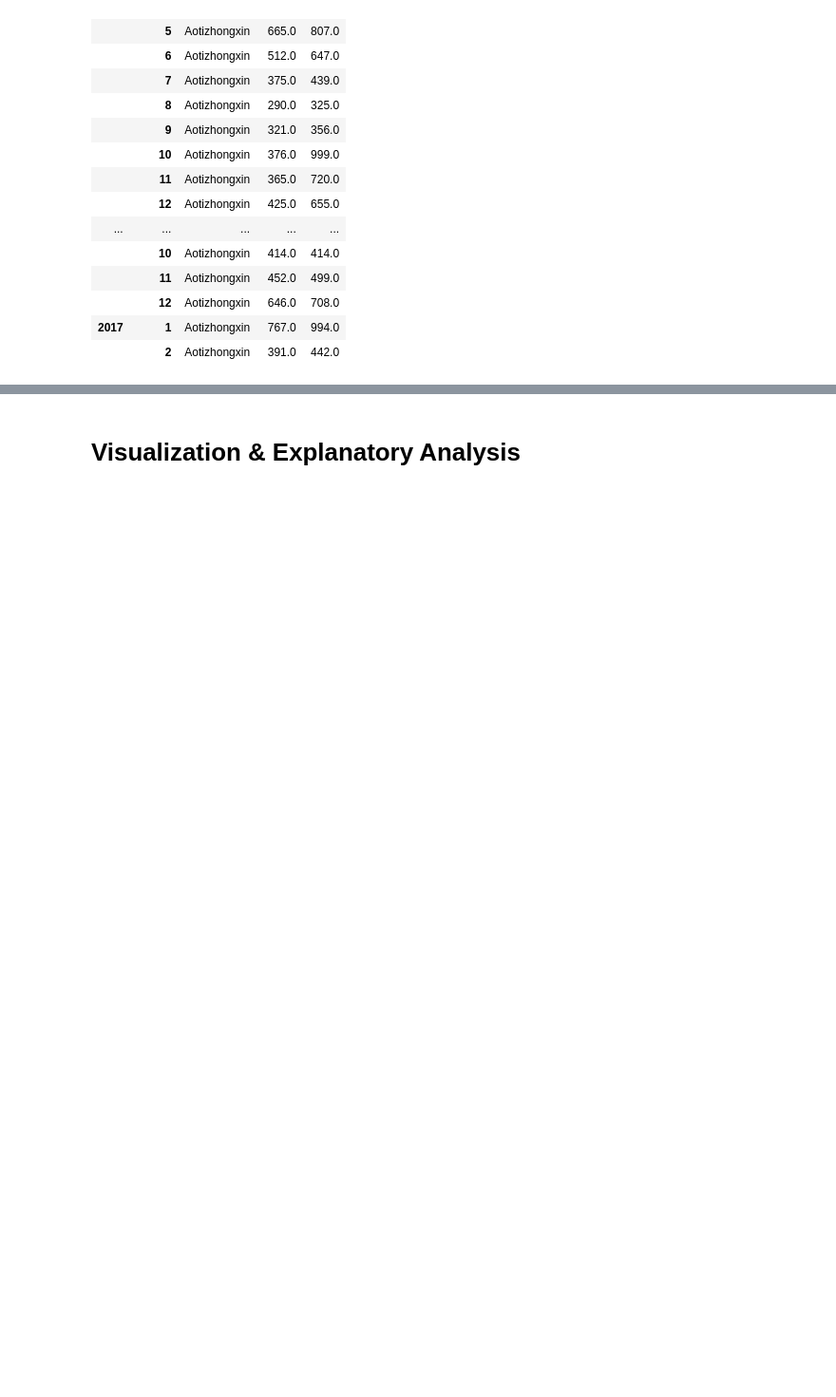
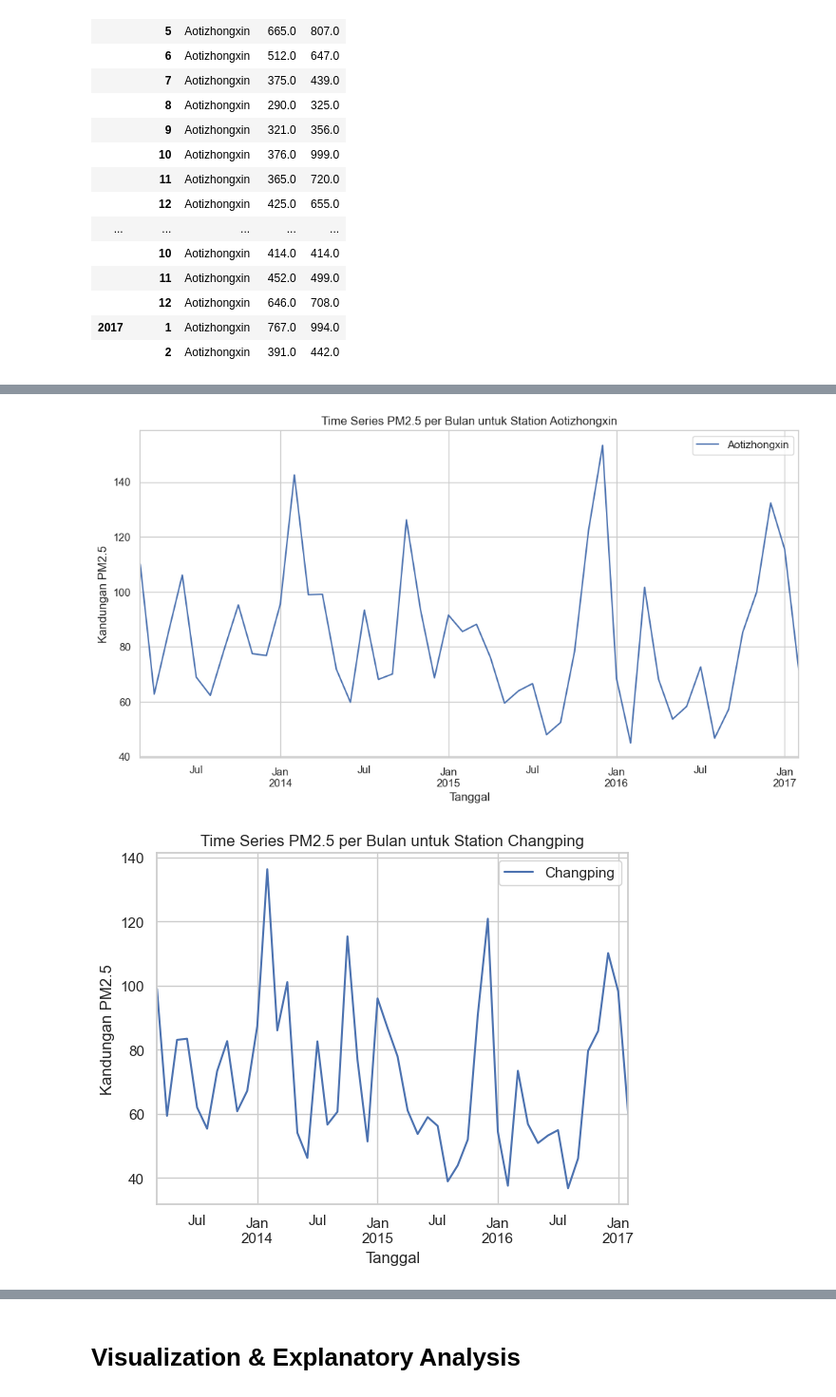
Before and after one commit to JuanCYoung/Air-Quality-Data-Analysis, a Jupyter notebook: notebook.ipynb, the cells around one changed output, grey strips where cells are left out. Shown at 95% size. Cells and saved outputs as stored; diff of their text form; code cells hidden in the pictures; blank space fills up the shorter version.

Commit message:
Add Time series

```diff
--- a/notebook.ipynb
+++ b/notebook.ipynb
@@ -710,0 +770,4 @@ data_df.groupby(by=["year", "month"]).agg({
+# %%
+data_df['date'] = pd.to_datetime(data_df[['year', 'month', 'day']])
+data_df.set_index('date', inplace=True)
+data_df.sort_index(inplace=True)
@@ -710,0 +804,17 @@ data_df.groupby(by=["year", "month"]).agg({
+# %%
+selected_columns = ['station', 'PM2.5']
+df_selected = data_df[selected_columns]
+
+plt.figure(figsize=(12, 6))
+sns.set(style="whitegrid")
+
+for station, data in df_selected.groupby('station'):
+    data.resample('M')['PM2.5'].mean().plot(label=station)
+    plt.title('Time Series PM2.5 per Bulan untuk Station {}'.format(station))
+    plt.xlabel('Tanggal')
+    plt.ylabel('Kandungan PM2.5')
+    plt.legend()
+    plt.show()
+# %% [output]
+[figure, added]
+[figure, added]
```
Also changed, not shown: parts of 31 cells of this notebook.
